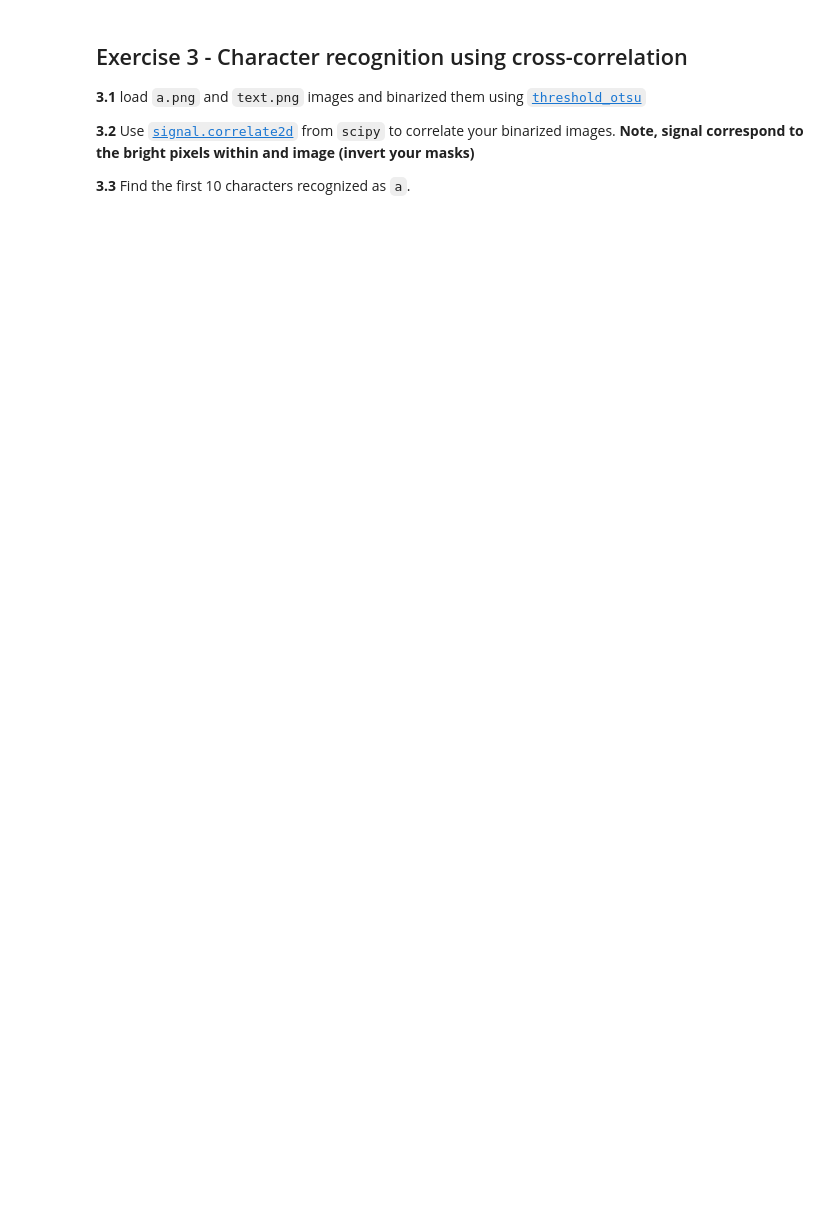
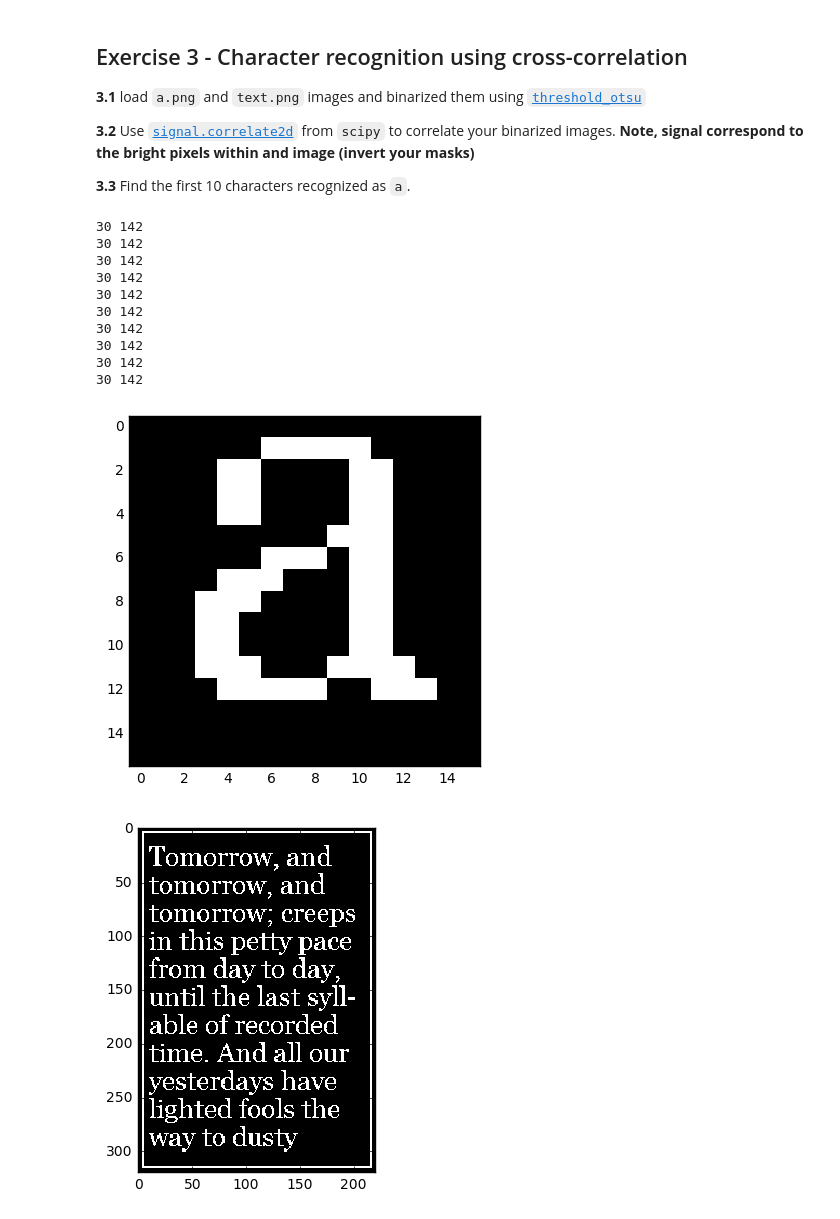
Before and after one commit to nayeem78/DSP-TP-1617, a Jupyter notebook: Lab3/python/Lab3.ipynb, the cells around one changed output. Saved outputs shown, nothing was run; the diff lists cells and outputs as text; code cells hidden in the pictures; blank space fills up the shorter version.

```diff
--- a/Lab3/python/Lab3.ipynb
+++ b/Lab3/python/Lab3.ipynb
@@ -53,3 +197,61 @@ $$ K = \frac{1.}{256}\begin{bmatrix} 1 & 4 & 6 & 4 & 1 \\ 4 & 16 & 24 & 16 & 4 \
 **Note, signal correspond to the bright pixels within and image (invert your masks)**
 
 **3.3** Find the first 10 characters recognized as `a`.
+# %%
+letter_a = io.imread("../images/a.png",as_grey = True);
+
+thres_a = filters.threshold_otsu(letter_a);
+compare_a = a_ref < thres_a;
+compare_a = img_as_float(compare_a);
+
+
+img = io.imread("../images/text.png",as_grey = True);
+
+thres_img = filters.threshold_otsu(img);
+compare_img = text < thres_img;
+compare_img = img_as_float(compare_img);
+
+io.imshow(compare_a);
+plt.figure();
+io.imshow(compare_img);
+
+corr = signal.correlate2d(compare_img, compare_a, 'same', 'symm')
+plt.figure()
+io.imshow(corr)
+
+fig, (ax_orig, ax_template, ax_corr) = plt.subplots(3, 1,figsize=(6, 15))
+
+ax_template.imshow(compare_a, cmap='gray')
+ax_template.set_title('Binary Template a')
+ax_template.set_axis_off()
+ax_corr.imshow(corr, cmap='gray')
+ax_corr.set_title('Cross-correlation')
+ax_corr.set_axis_off()
+ax_orig.imshow(compare_img, cmap='gray')
+ax_orig.set_title('Binary Original Text with Ten a found')
+ax_orig.set_axis_off()
+
+
+for count in range (10):
+
+    y,x = np.unravel_index(np.argmax(corr), corr.shape)
+    print(y,x)
+    ax_orig.plot(x, y, 'ro')
+
+    io.imshow(text)
+
+
+    cross[y, x] = 0
+# %% [output]
+30 142
+30 142
+30 142
+30 142
+30 142
+30 142
+30 142
+30 142
+30 142
+30 142
+[figure, added]
+[figure, added]
```
Also changed, not shown: parts of 7 cells of this notebook, 1 other file.
